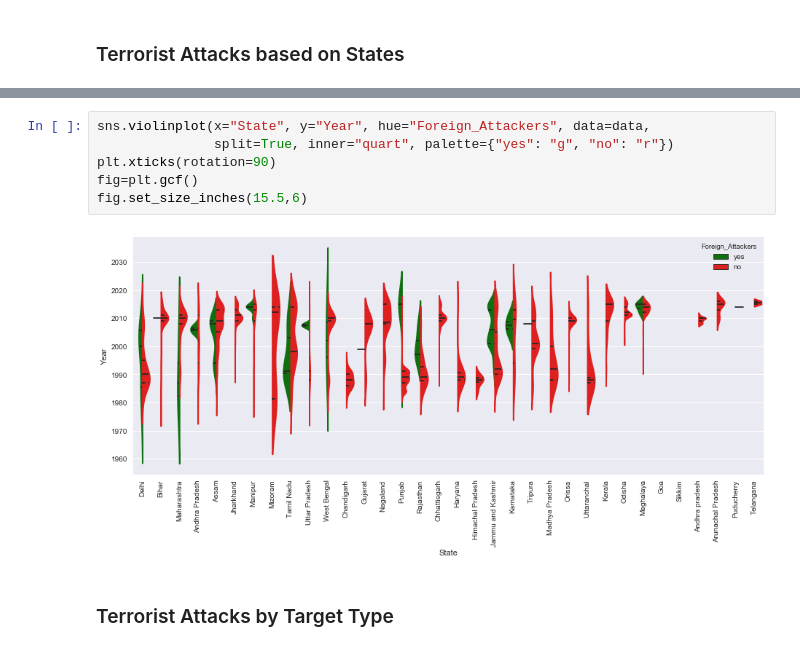
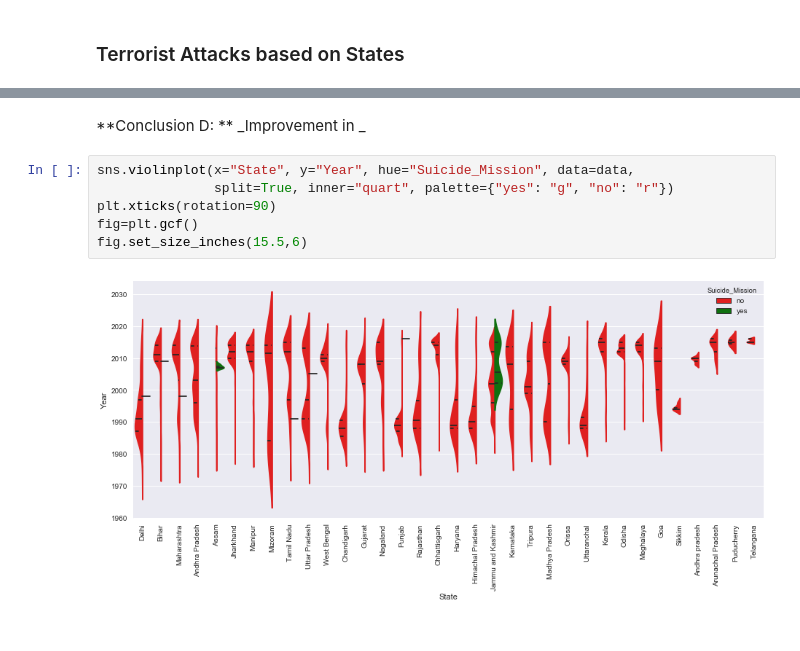
Before and after one commit to llabhishekll/terrorism-data-analysis, a Jupyter notebook: Terrorism in India - Analysis.ipynb, the cells around one changed output, grey strips where cells are left out. Cells and saved outputs as stored; diff of their text form.

```diff
--- a/Terrorism in India - Analysis.ipynb
+++ b/Terrorism in India - Analysis.ipynb
@@ -151,10 +362,10 @@ plt.show()
+# %% [markdown]
+**Conclusion D: ** _Improvement in _
 # %%
-sns.violinplot(x="State", y="Year", hue="Foreign_Attackers", data=data,
+sns.violinplot(x="State", y="Year", hue="Suicide_Mission", data=data,
                split=True, inner="quart", palette={"yes": "g", "no": "r"})
 plt.xticks(rotation=90)
 fig=plt.gcf()
 fig.set_size_inches(15.5,6)
 # %% [output]
-[figure, old version]
+[figure, new version]
-# %% [markdown]
-### Terrorist Attacks by Target Type
```
Also changed, not shown: parts of 60 cells of this notebook.
